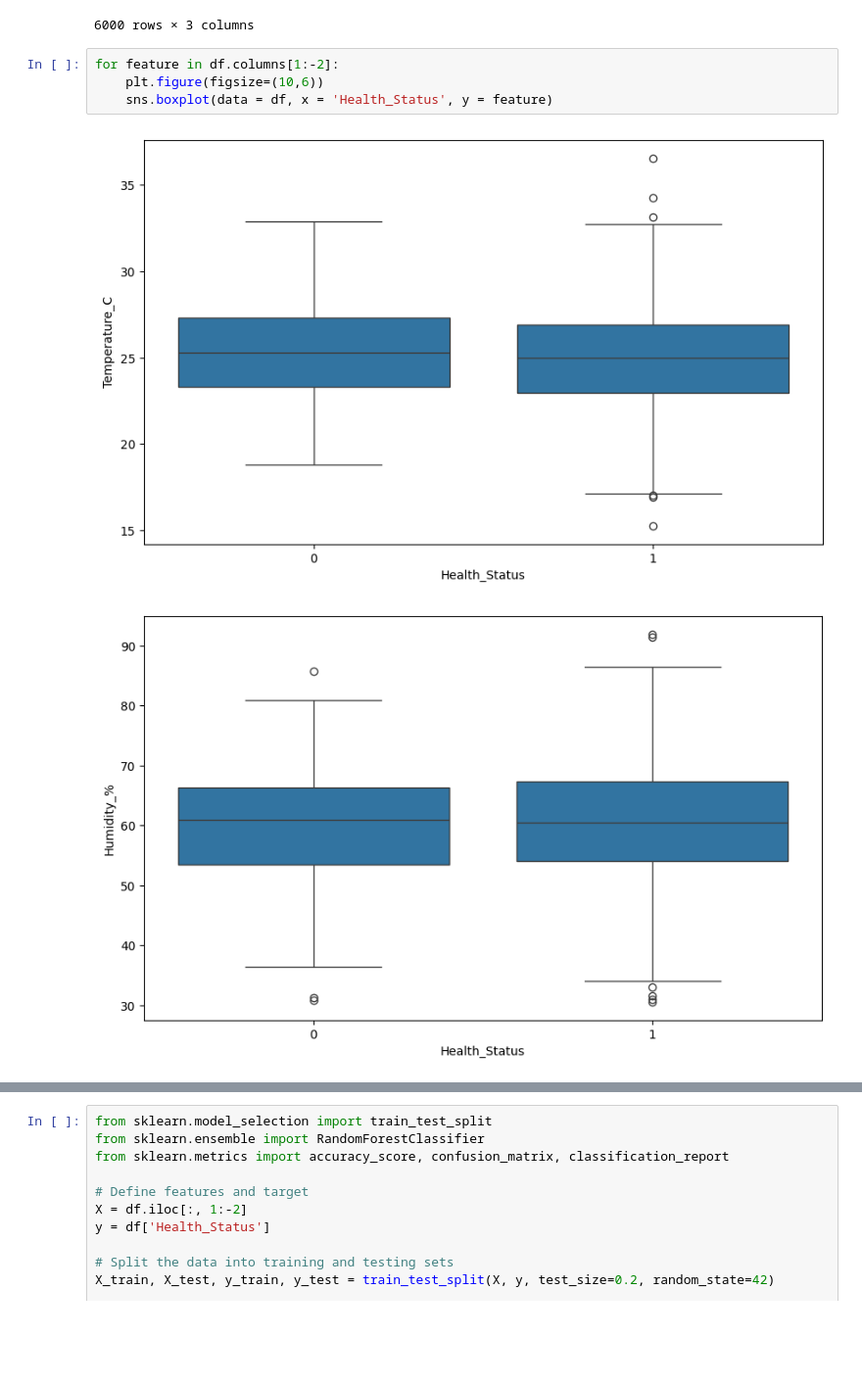
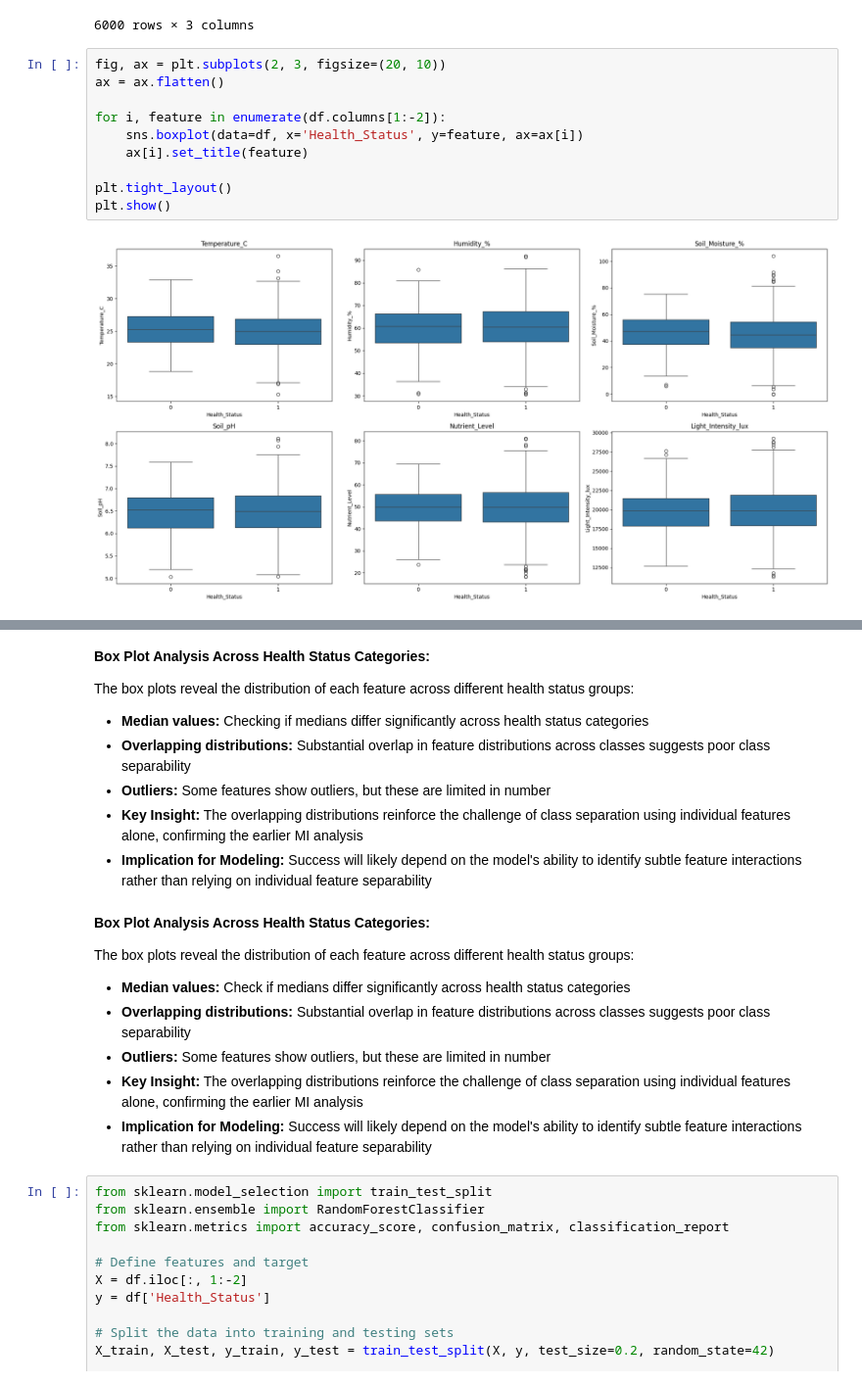
Before and after one commit to DiyaGhorpade/Major-Project, a Jupyter notebook: agricultural-dataset.ipynb, the cells around one changed output, grey strips where cells are left out. Shown at 98% size. Saved outputs shown, nothing was run; the diff lists cells and outputs as text; blank space fills up the shorter version.

```diff
--- a/agricultural-dataset.ipynb
+++ b/agricultural-dataset.ipynb
@@ -144,9 +147,14 @@ data_df
 | 5999 | Light_Intensity_lux | 16489.157881 | 1 |
 6000 rows × 3 columns
 # %%
-for feature in df.columns[1:-2]:
-    plt.figure(figsize=(10,6))
-    sns.boxplot(data = df, x = 'Health_Status', y = feature)
+fig, ax = plt.subplots(2, 3, figsize=(20, 10))
+ax = ax.flatten()
+
+for i, feature in enumerate(df.columns[1:-2]):
+    sns.boxplot(data=df, x='Health_Status', y=feature, ax=ax[i])
+    ax[i].set_title(feature)
+
+plt.tight_layout()
+plt.show()
 # %% [output]
-[figure, old version]
+[figure, new version]
-[figure, removed]
@@ -157,3 +161,21 @@ for feature in df.columns[1:-2]:
+# %% [markdown]
+**Box Plot Analysis Across Health Status Categories:**
+
+The box plots reveal the distribution of each feature across different health status groups:
+- **Median values:** Checking if medians differ significantly across health status categories
+- **Overlapping distributions:** Substantial overlap in feature distributions across classes suggests poor class separability
+- **Outliers:** Some features show outliers, but these are limited in number
+- **Key Insight:** The overlapping distributions reinforce the challenge of class separation using individual features alone, confirming the earlier MI analysis
+- **Implication for Modeling:** Success will likely depend on the model's ability to identify subtle feature interactions rather than relying on individual feature separability
+# %% [markdown]
+**Box Plot Analysis Across Health Status Categories:**
+
+The box plots reveal the distribution of each feature across different health status groups:
+- **Median values:** Check if medians differ significantly across health status categories
+- **Overlapping distributions:** Substantial overlap in feature distributions across classes suggests poor class separability
+- **Outliers:** Some features show outliers, but these are limited in number
+- **Key Insight:** The overlapping distributions reinforce the challenge of class separation using individual features alone, confirming the earlier MI analysis
+- **Implication for Modeling:** Success will likely depend on the model's ability to identify subtle feature interactions rather than relying on individual feature separability
 # %%
 from sklearn.model_selection import train_test_split
 from sklearn.ensemble import RandomForestClassifier
```
Also changed, not shown: parts of 21 cells of this notebook, 44 other files.
